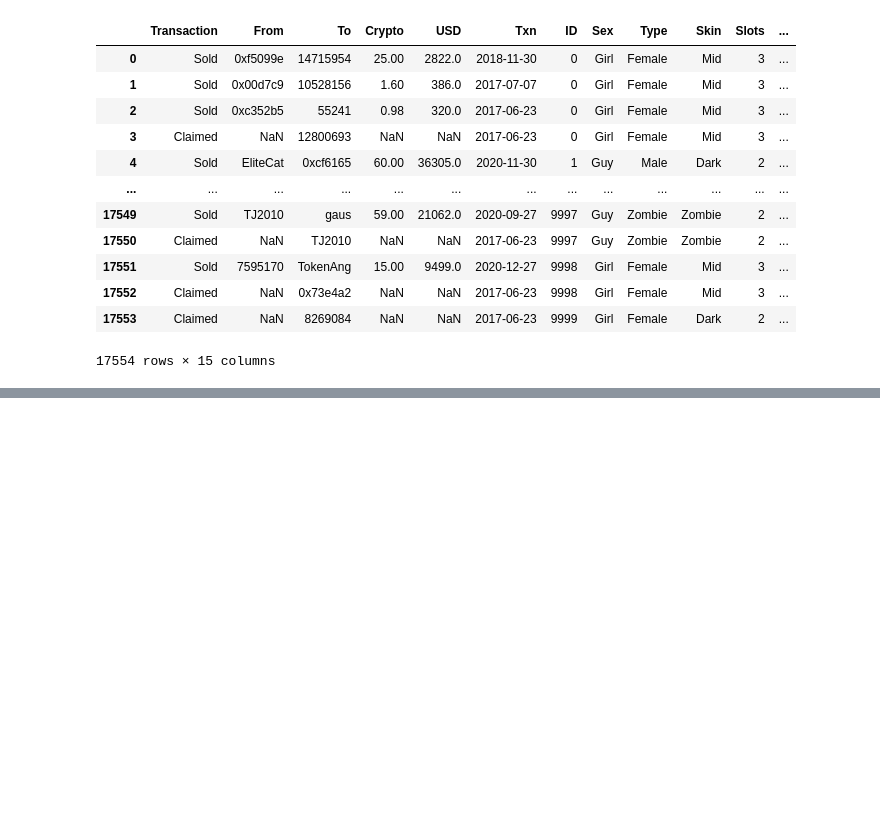
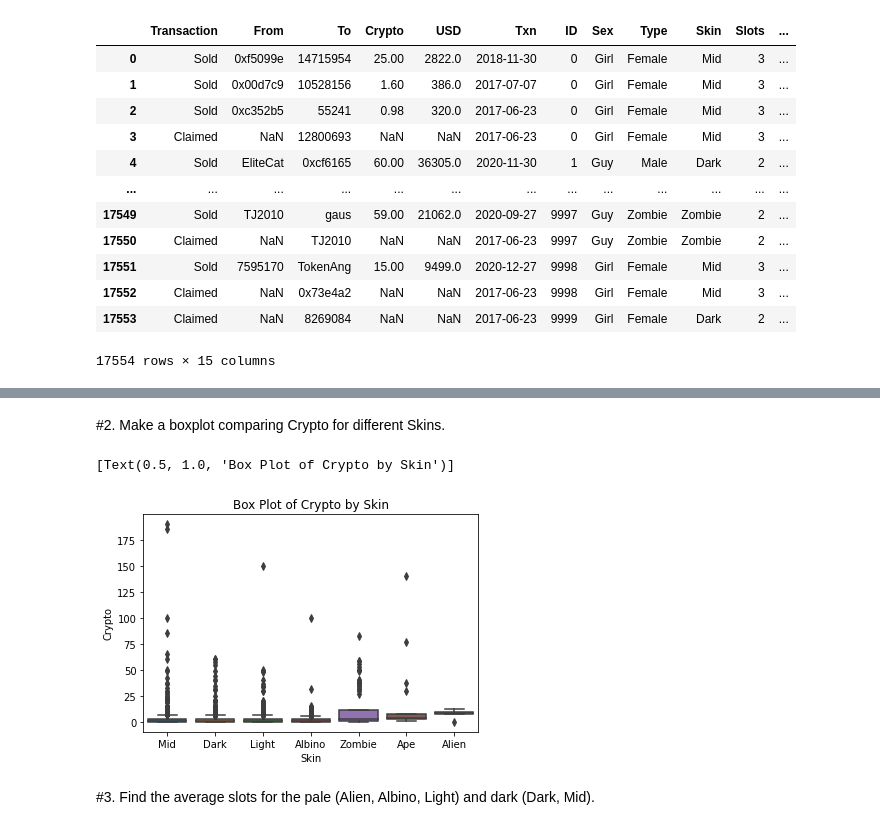
Before and after one commit to JSchoonmaker/blockchain_projects, a Jupyter notebook: Omni_1.ipynb, the cells around one changed output, grey strips where cells are left out. Cells and saved outputs as stored; diff of their text form; code cells hidden in the pictures; blank space fills up the shorter version.

```diff
--- a/Omni_1.ipynb
+++ b/Omni_1.ipynb
@@ -218,0 +282,9 @@ df_punks
+# %% [markdown]
+#2. Make a boxplot comparing Crypto for different Skins.
+# %%
+sns.boxplot(x=df_punks.Skin, y=df_punks.Crypto).set(title='Box Plot of Crypto by Skin')
+# %% [output]
+[Text(0.5, 1.0, 'Box Plot of Crypto by Skin')]
+[figure, added]
+# %% [markdown]
+#3. Find the average slots for the pale (Alien, Albino, Light) and dark (Dark, Mid).
```
Also changed, not shown: parts of 28 cells of this notebook.
